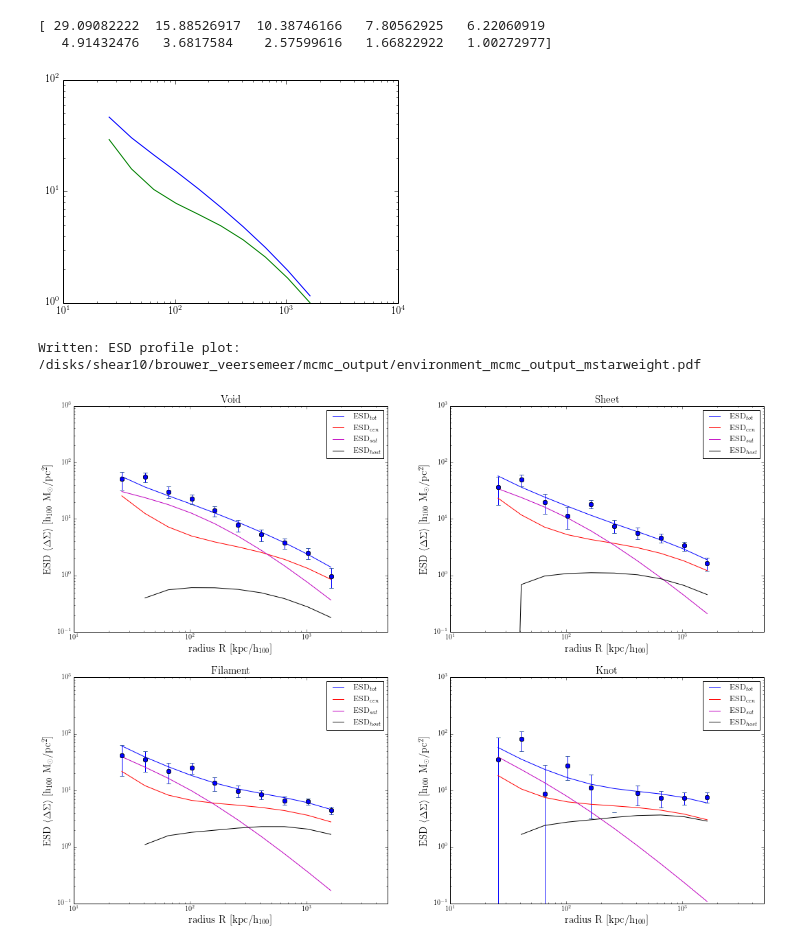
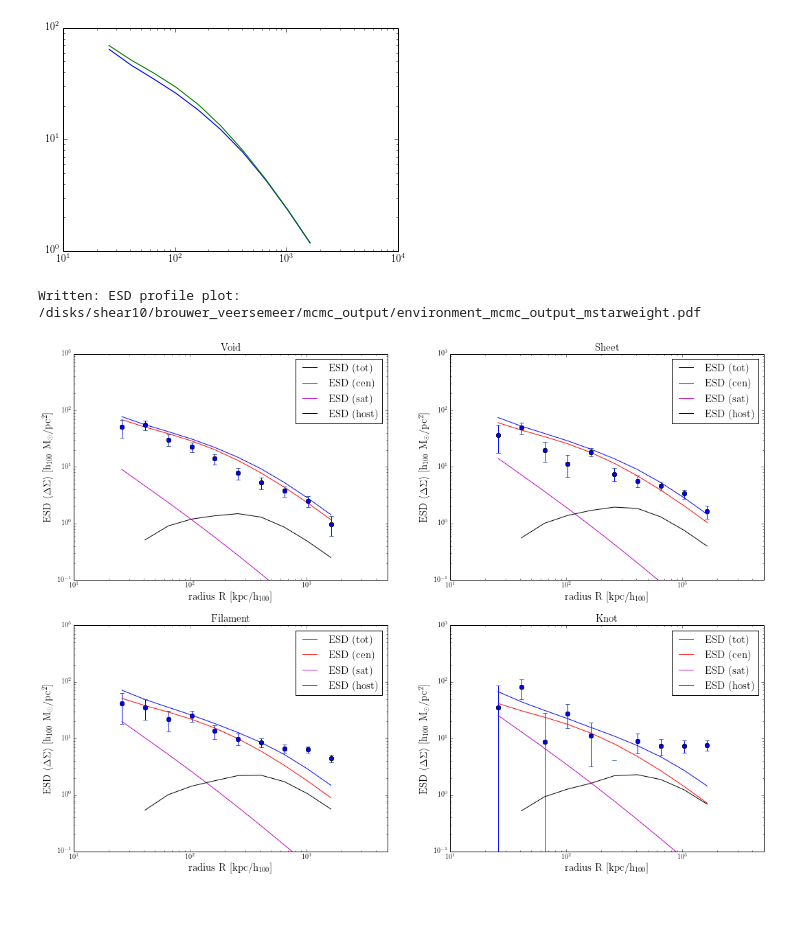
Before and after one commit to samtaziaux/KiDS-Sam_master, a Jupyter notebook: brouwer/environment_project/plot_mcmc.ipynb, the cells around one changed output. Cells and saved outputs as stored; diff of their text form; code cells hidden in the pictures; blank space fills up the shorter version.

Commit message:
Setting up environment halo model

```diff
--- a/brouwer/environment_project/plot_mcmc.ipynb
+++ b/brouwer/environment_project/plot_mcmc.ipynb
@@ -13,10 +13,17 @@ from matplotlib.colors import LogNorm
 from matplotlib import gridspec
 from matplotlib import rc, rcParams
 
+# Make use of TeX
+rc('text',usetex=True)
+
+# Change all fonts to 'Computer Modern'
+rc('font',**{'family':'serif','serif':['Computer Modern']})
+
+
 
 envnames = ['Void', 'Sheet', 'Filament', 'Knot']
-esdnames = ['esd_total', 'esd_central', 'esd_sat', 'esd_host']
-plotlabels = ['ESD_{tot}', 'ESD_{cen}', 'ESD_{sat}', 'ESD_{host}']
+esdnames = ['esd_total', 'esd_cen', 'esd_sat', 'esd_host']
+plotlabels = ['ESD (tot)', 'ESD (cen)', 'ESD (sat)', 'ESD (host)']
 esds = np.array([['%s%i'%(esd, env+1) for env in xrange(len(envnames))] for esd in esdnames])
 
 print esds
@@ -24,7 +31,8 @@ print esds
 #filename = '/disks/shear10/brouwer_veersemeer/mcmc_output/environment_mcmc_output'
 filename = '/disks/shear10/brouwer_veersemeer/mcmc_output/environment_mcmc_output_mstarweight'
 #filename = '/disks/shear10/brouwer_veersemeer/mcmc_output/environment_mcmc_output_mstarweight_no-pointmass'
+#filename = '/disks/shear10/brouwer_veersemeer/mcmc_output/environment_mcmc_output_mstarweight_no-pointmass_angsepcor'
 
-burn = 10000
+burn = 0
 # %% [output]
 [['esd_total1' 'esd_total2' 'esd_total3' 'esd_total4']
@@ -156,9 +164,9 @@ esds_med = np.array([[((mcmc[esds[e,i]][burn:end])[sorts])[index] for e in xrang
 """
 #"""
 # Selecting the result with the lowest chi2
-chi2list = mcmc['chi2'][burn:end]
-index = np.where(chi2list == np.amin(chi2list))[0][-1]
-esds_med = np.array([[(mcmc[esds[e,i]][burn:end])[index] for e in xrange(len(esdnames))] for i in xrange(len(envnames))])
+chi2list = mcmc['chi2']
+index = np.where(chi2list == np.amin(chi2list[burn:end]))[0][-1]
+esds_med = np.array([[(mcmc[esds[e,i]])[index] for e in xrange(len(esdnames))] for i in xrange(len(envnames))])
 #"""
 
 r=1
@@ -189,30 +239,19 @@ Total ESD:
 
 # A few tests
 
-ESD_sat = np.median(mcmc['esd_central1'][mcmcmask]*esd_fracs[0, 1], 0)
-ESD_sat_plot = esds_med[0, 0]*esd_fracs[0, 1]
+ESD_cen = np.median(mcmc['esd_cen1'][mcmcmask]*esd_fracs[0, 1], 0)
+ESD_sat = np.median(mcmc['esd_sat1'][mcmcmask]*esd_fracs[0, 1], 0)
+ESD_cen_plot = esds_med[0, 0]*esd_fracs[0, 1]
 
 
-print ESD_sat
-
-plt.plot(data_x, ESD_sat_plot)
-plt.plot(data_x, ESD_sat)
+plt.plot(data_x, ESD_cen_plot)
+plt.plot(data_x, ESD_cen)
 
 plt.xscale('log')
 plt.yscale('log')
 # %% [output]
-[ 29.09082222  15.88526917  10.38746166   7.80562925   6.22060919
-   4.91432476   3.6817584    2.57599616   1.66822922   1.00272977]
-[figure, old version]
+[figure, new version]
 # %%
-
-# Make use of TeX
-rc('text',usetex=True)
-
-# Change all fonts to 'Computer Modern'
-rc('font',**{'family':'serif','serif':['Computer Modern']})
-
-
 
 # Define the labels for the plot
 h=1
@@ -231,34 +270,34 @@ for env in xrange(len(envnames)):
         plt.plot(data_x, esds_med[env, esd]*esd_fracs[env, esd], label=r'%s'%plotlabels[esd])
         (error_l[esd])[(error_l[esd])>=data_y[esd]] = ((data_y[esd][(error_l[esd])>=data_y[esd]])*0.9999999999)
 
         plt.errorbar(data_x, data_y[env], yerr=[error_l[env], error_h[env]], ls='', marker='o')
         plt.ylabel(r'%s'%ylabel,fontsize=15)
         plt.xlabel(r'%s'%xlabel,fontsize=15)
 
     # Plot total from ESD fractions
 #    tot = esds_med[env, :]*np.array([esd_fracs[env, :]]*len(data_x)).T
 #    plt.plot(data_x, np.sum(tot[1:], 0), label=r'Total from fractions')
 
     plt.title(envnames[env], fontsize=15)
 
-    plt.xscale('log')
-    plt.yscale('log')
+    plt.xscale('log', fontsize=15)
+    plt.yscale('log', fontsize=15)
 
     plt.autoscale(enable=False, axis='both', tight=None)
     plt.axis([1e1,5e3,1e-1,1e3])
     plt.ylim(1e-1,1e3)
 
-    plt.legend()
+    plt.legend(fontsize=15)
 
 
 #plt.show()
 
 plotname = '%s.pdf'%filename
 
 plt.savefig(plotname, format='pdf')
 print 'Written: ESD profile plot:', plotname
 
 #plt.clf
 # %% [output]
 Written: ESD profile plot: /disks/shear10/brouwer_veersemeer/mcmc_output/environment_mcmc_output_mstarweight.pdf
-[figure, old version]
+[figure, new version]
```
Also changed, not shown: parts of 5 cells of this notebook, 38 other files.
